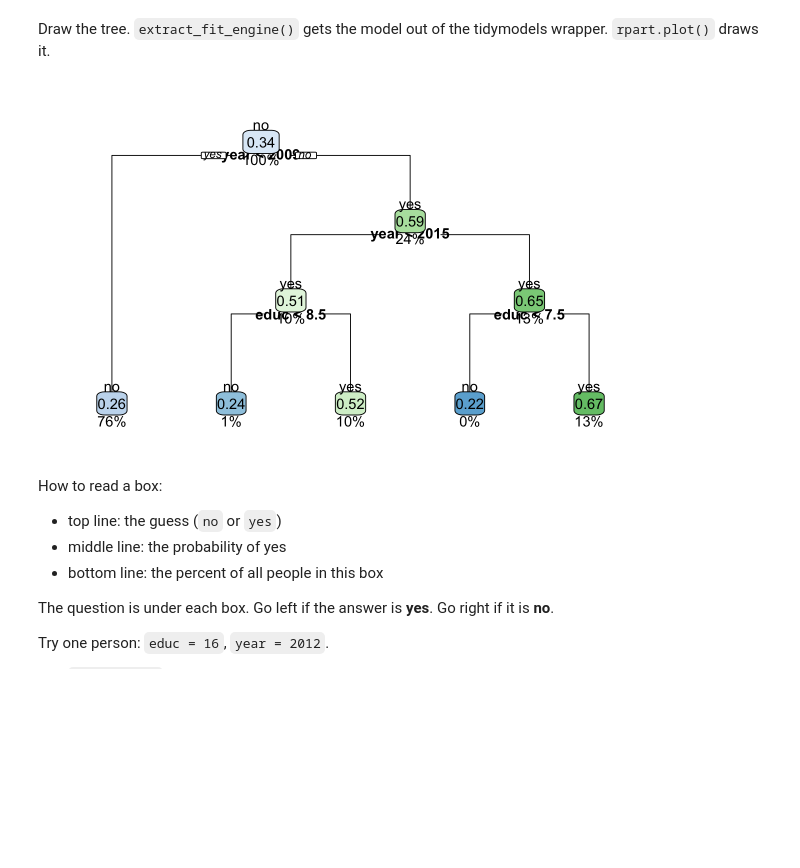
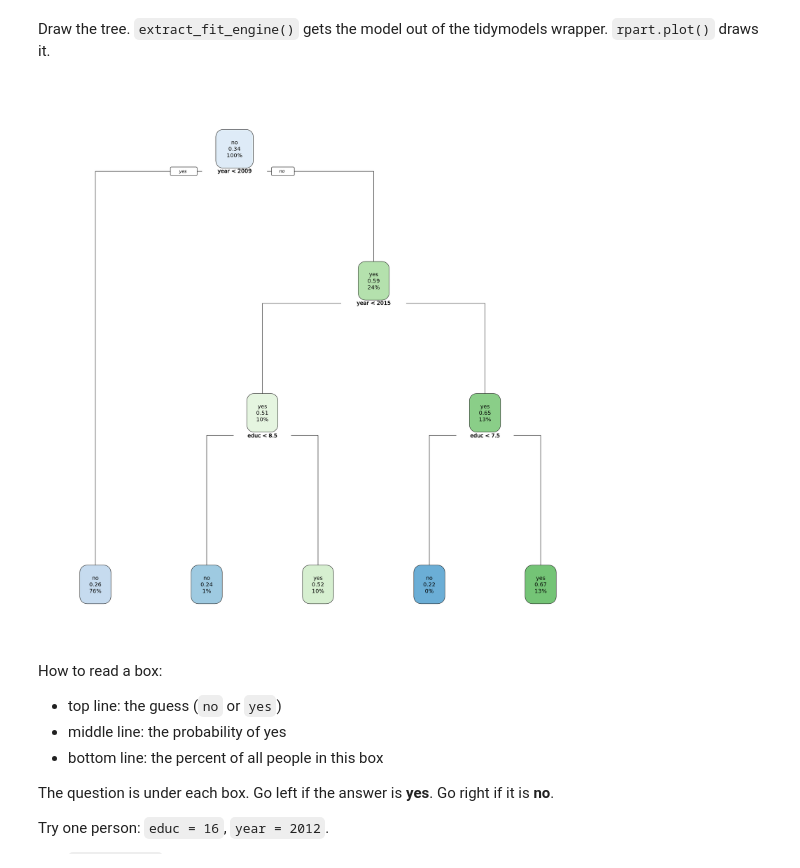
Before and after one commit to gbestma/codespace, a Jupyter notebook: notebooks/13-lecture-random-forest.ipynb, the cells around one changed output. Cells and saved outputs as stored; diff of their text form; code cells hidden in the pictures; blank space fills up the shorter version.

```diff
--- a/notebooks/13-lecture-random-forest.ipynb
+++ b/notebooks/13-lecture-random-forest.ipynb
@@ -325,11 +325,12 @@ fit_tree <- decision_tree(tree_depth = 3, cost_complexity = 0.001) |>
 # %% [markdown]
 Draw the tree. `extract_fit_engine()` gets the model out of the tidymodels wrapper. `rpart.plot()` draws it.
 # %%
+options(repr.plot.width = 12, repr.plot.height = 12)
 fit_tree |>
     extract_fit_engine() |>
     rpart.plot::rpart.plot(roundint = FALSE, cex = 0.7)
 # %% [output]
-[figure, old version]
+[figure, new version]
 # %% [markdown]
 How to read a box:
 
```
Also changed, not shown: parts of 6 cells of this notebook, 2 other files.
